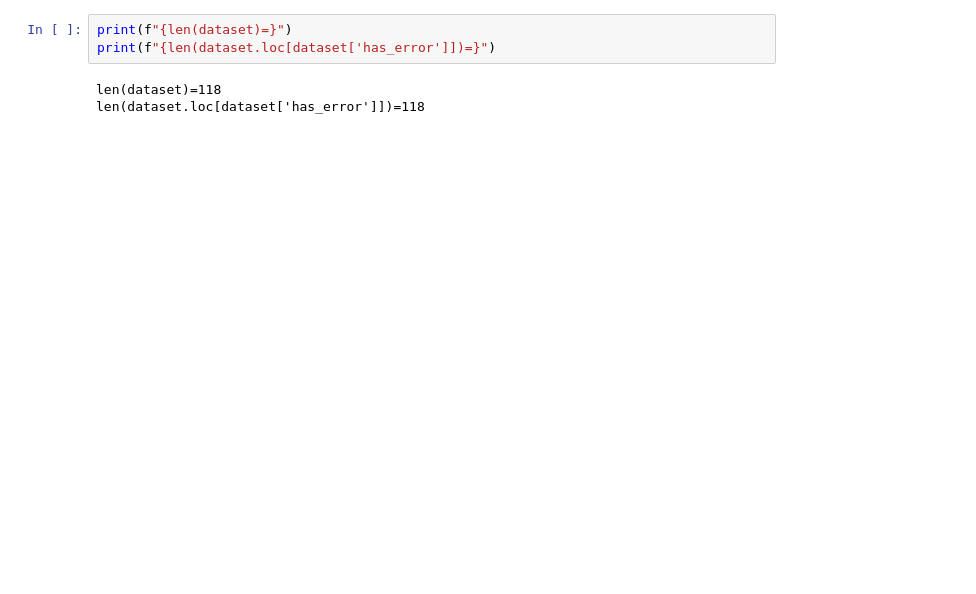
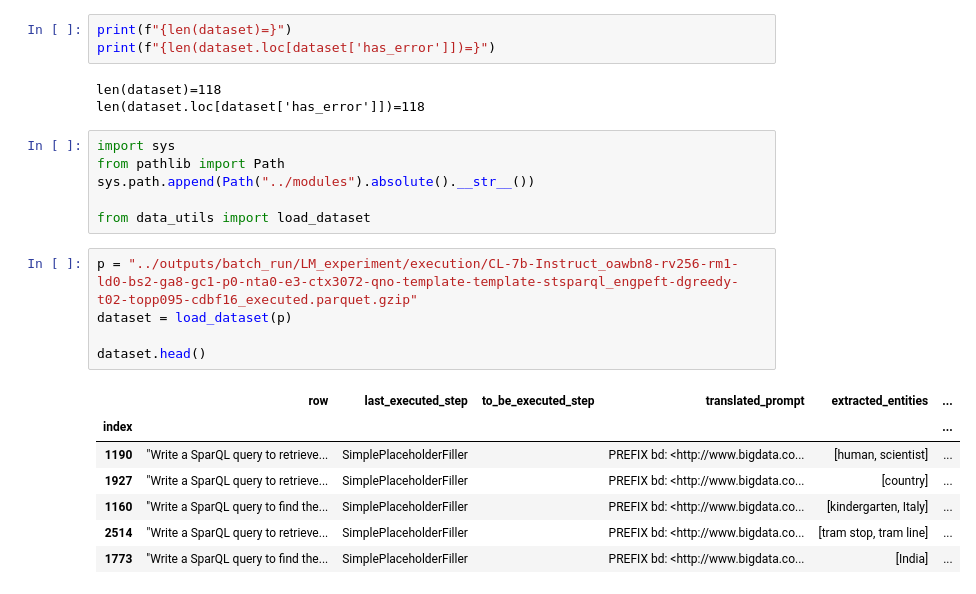
Before and after one commit to Gratic/Finetuning-LLM-for-SPARQL-generation, a Jupyter notebook: scripts/to_delete.ipynb, the cells around one changed output. Cells and saved outputs as stored; diff of their text form; blank space fills up the shorter version.

```diff
--- a/scripts/to_delete.ipynb
+++ b/scripts/to_delete.ipynb
@@ -1004,3 +1004,22 @@ print(f"{len(dataset.loc[dataset['has_error']])=}")
 # %% [output]
 len(dataset)=118
 len(dataset.loc[dataset['has_error']])=118
+# %%
+import sys
+from pathlib import Path
+sys.path.append(Path("../modules").absolute().__str__())
+
+from data_utils import load_dataset
+# %%
+p = "../outputs/batch_run/LM_experiment/execution/CL-7b-Instruct_oawbn8-rv256-rm1-ld0-bs2-ga8-gc1-p0-nta0-e3-ctx3072-qno-template-template-stsparql_engpeft-dgreedy-t02-topp095-cdbf16_executed.parquet.gzip"
+dataset = load_dataset(p)
+
+dataset.head()
+# %% [output]
+|  | row | last_executed_step | to_be_executed_step | translated_prompt | extracted_entities | ... |
+| index |  |  |  |  |  | ... |
+| 1190 | "Write a SparQL query to retrieve... | SimplePlaceholderFiller |  | PREFIX bd: <http://www.bigdata.co... | [human, scientist] | ... |
+| 1927 | "Write a SparQL query to retrieve... | SimplePlaceholderFiller |  | PREFIX bd: <http://www.bigdata.co... | [country] | ... |
+| 1160 | "Write a SparQL query to find the... | SimplePlaceholderFiller |  | PREFIX bd: <http://www.bigdata.co... | [kindergarten, Italy] | ... |
+| 2514 | "Write a SparQL query to retrieve... | SimplePlaceholderFiller |  | PREFIX bd: <http://www.bigdata.co... | [tram stop, tram line] | ... |
+| 1773 | "Write a SparQL query to find the... | SimplePlaceholderFiller |  | PREFIX bd: <http://www.bigdata.co... | [India] | ... |
```
Also changed, not shown: parts of 3 cells of this notebook, 1 other file.
